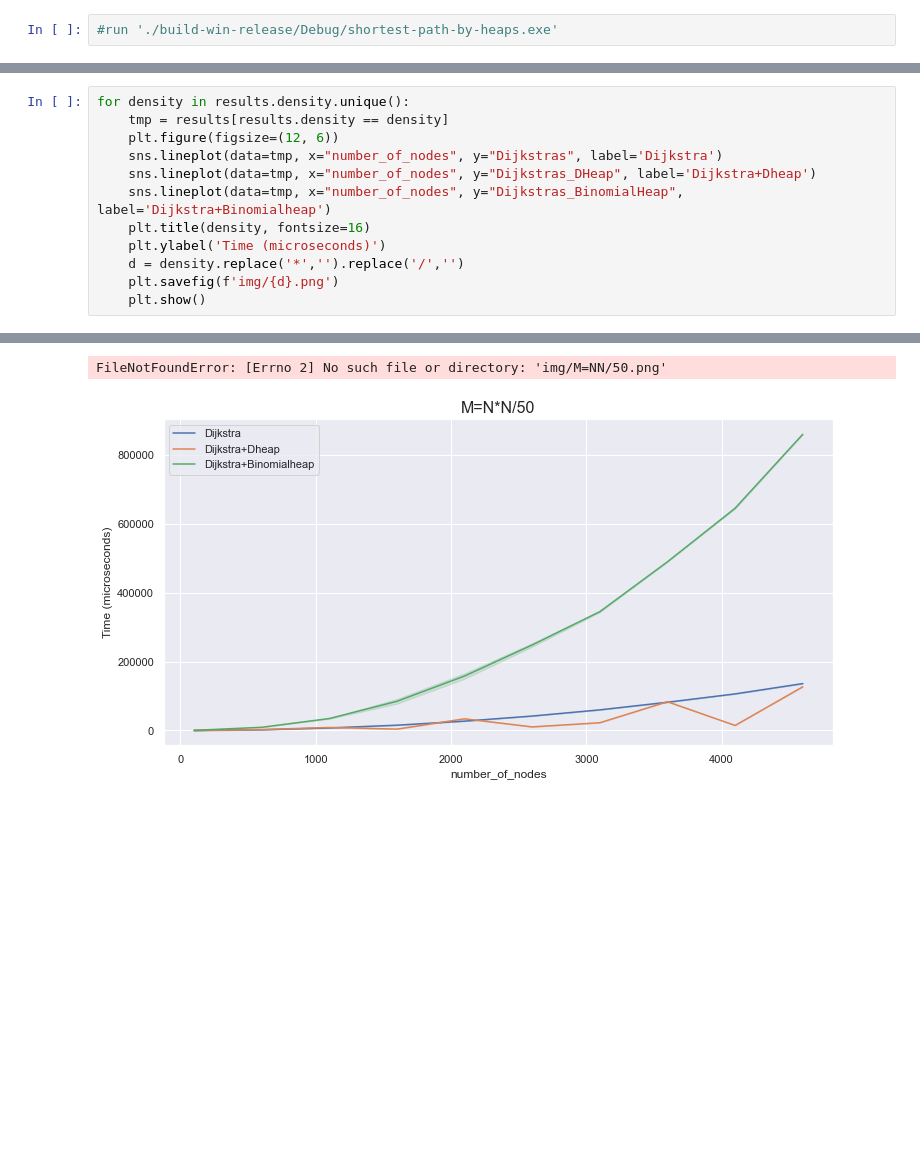
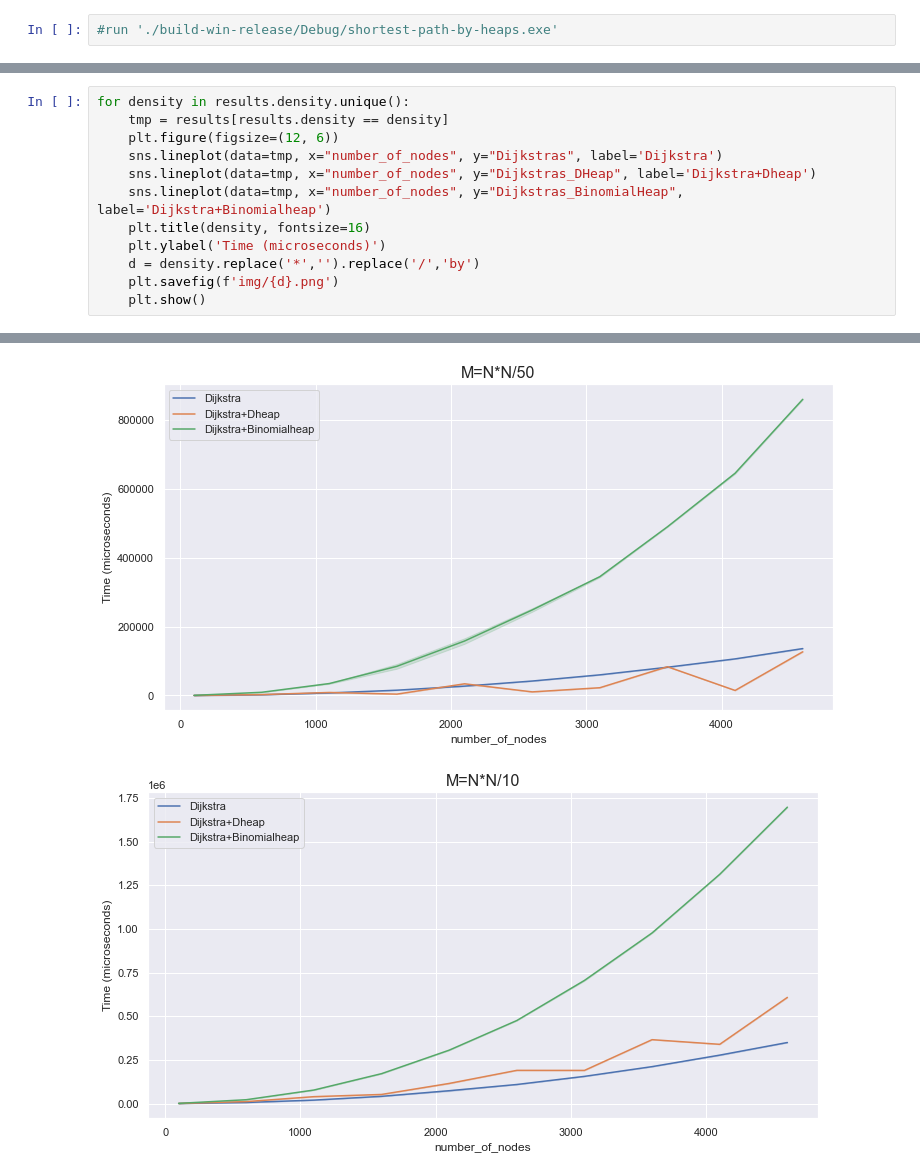
Before and after one commit to VirtualRoyalty/shortest-path-by-heaps, a Jupyter notebook: experiments/experiments.ipynb, the cells around one changed output, grey strips where cells are left out. Drawn from its saved outputs; the diff is of its cells as text; blank space fills up the shorter version.

```diff
--- a/experiments/experiments.ipynb
+++ b/experiments/experiments.ipynb
@@ -53,18 +53,18 @@ results.head()
 # %%
 for density in results.density.unique():
     tmp = results[results.density == density]
     plt.figure(figsize=(12, 6))
     sns.lineplot(data=tmp, x="number_of_nodes", y="Dijkstras", label='Dijkstra')
     sns.lineplot(data=tmp, x="number_of_nodes", y="Dijkstras_DHeap", label='Dijkstra+Dheap')
     sns.lineplot(data=tmp, x="number_of_nodes", y="Dijkstras_BinomialHeap", label='Dijkstra+Binomialheap')
     plt.title(density, fontsize=16)
     plt.ylabel('Time (microseconds)')
-    d = density.replace('*','').replace('/','')
+    d = density.replace('*','').replace('/','by')
     plt.savefig(f'img/{d}.png')
     plt.show()
 # %% [output]
 [figure]
 [figure]
 [figure]
-FileNotFoundError: [Errno 2] No such file or directory: 'img/M=NN/50.png'
 [figure]
+[figure, added]
```
Also changed, not shown: 8 other files.
